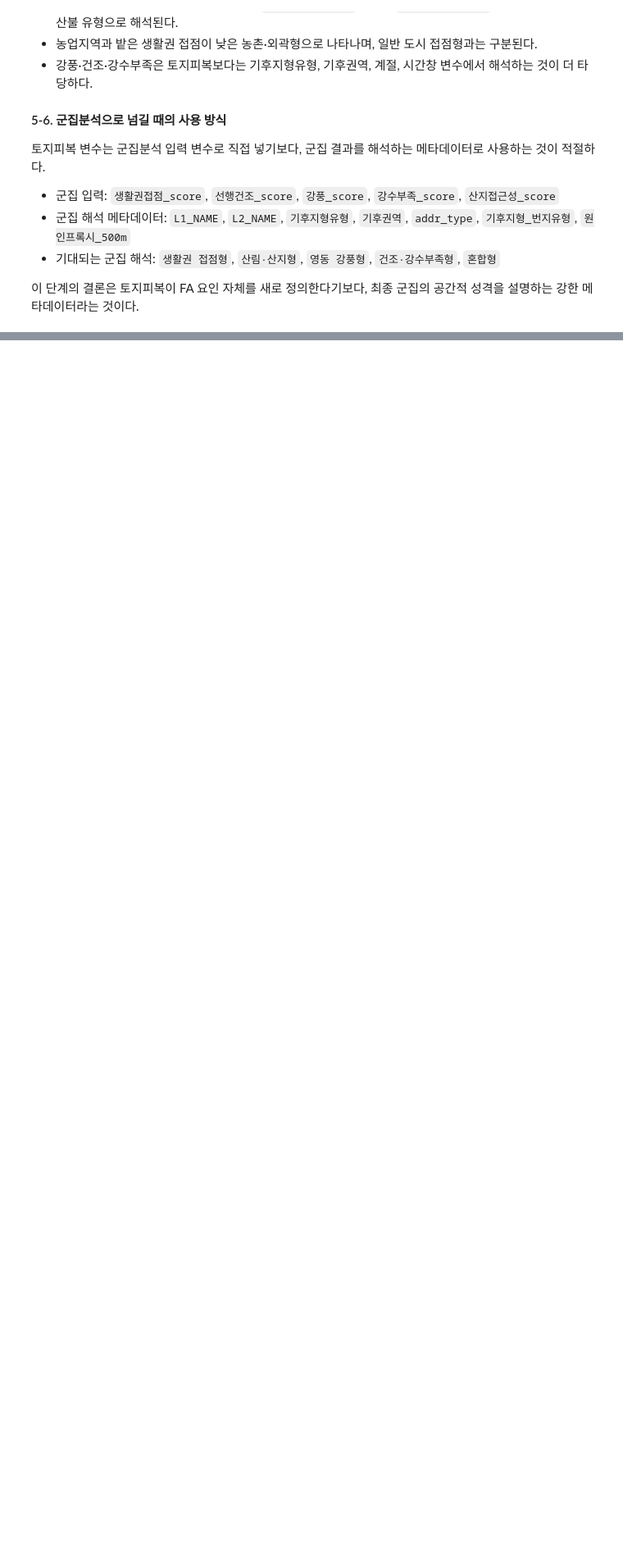
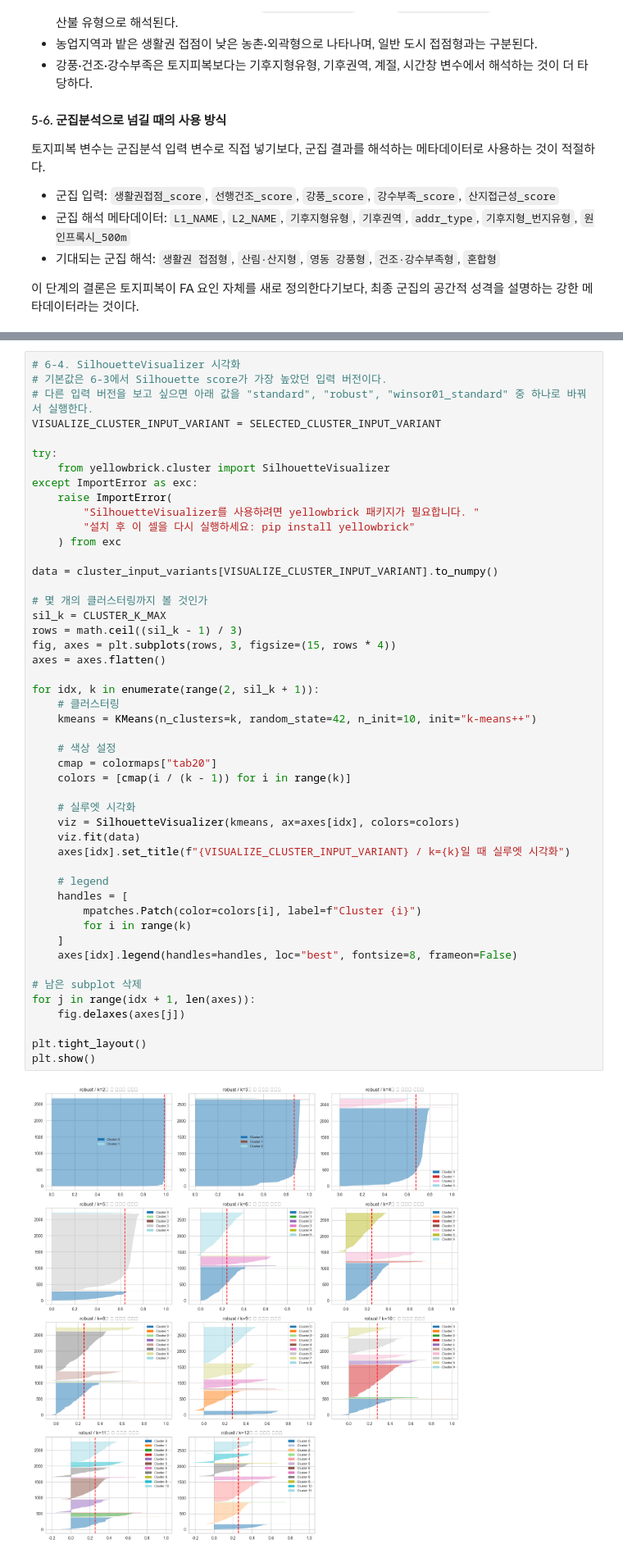
Before and after one commit to Max-JI64/farm-system-public-02, a Jupyter notebook: jsw/Analysis/2026-06-08_FA.ipynb, the cells around one changed output, grey strips where cells are left out. Shown at 82% size. Drawn from its saved outputs; the diff is of its cells as text; blank space fills up the shorter version.

```diff
--- a/jsw/Analysis/2026-06-08_FA.ipynb
+++ b/jsw/Analysis/2026-06-08_FA.ipynb
@@ -4460,0 +4775,50 @@ L1 수준에서는 `생활권접점_score` 하나만으로도 `시가화건조
+# %%
+# 6-4. SilhouetteVisualizer 시각화
+# 기본값은 6-3에서 Silhouette score가 가장 높았던 입력 버전이다.
+# 다른 입력 버전을 보고 싶으면 아래 값을 "standard", "robust", "winsor01_standard" 중 하나로 바꿔서 실행한다.
+VISUALIZE_CLUSTER_INPUT_VARIANT = SELECTED_CLUSTER_INPUT_VARIANT
+
+try:
+    from yellowbrick.cluster import SilhouetteVisualizer
+except ImportError as exc:
+    raise ImportError(
+        "SilhouetteVisualizer를 사용하려면 yellowbrick 패키지가 필요합니다. "
+        "설치 후 이 셀을 다시 실행하세요: pip install yellowbrick"
+    ) from exc
+
+data = cluster_input_variants[VISUALIZE_CLUSTER_INPUT_VARIANT].to_numpy()
+
+# 몇 개의 클러스터링까지 볼 것인가
+sil_k = CLUSTER_K_MAX
+rows = math.ceil((sil_k - 1) / 3)
+fig, axes = plt.subplots(rows, 3, figsize=(15, rows * 4))
+axes = axes.flatten()
+
+for idx, k in enumerate(range(2, sil_k + 1)):
+    # 클러스터링
+    kmeans = KMeans(n_clusters=k, random_state=42, n_init=10, init="k-means++")
+
+    # 색상 설정
+    cmap = colormaps["tab20"]
+    colors = [cmap(i / (k - 1)) for i in range(k)]
+
+    # 실루엣 시각화
+    viz = SilhouetteVisualizer(kmeans, ax=axes[idx], colors=colors)
+    viz.fit(data)
+    axes[idx].set_title(f"{VISUALIZE_CLUSTER_INPUT_VARIANT} / k={k}일 때 실루엣 시각화")
+
+    # legend
+    handles = [
+        mpatches.Patch(color=colors[i], label=f"Cluster {i}")
+        for i in range(k)
+    ]
+    axes[idx].legend(handles=handles, loc="best", fontsize=8, frameon=False)
+
+# 남은 subplot 삭제
+for j in range(idx + 1, len(axes)):
+    fig.delaxes(axes[j])
+
+plt.tight_layout()
+plt.show()
+# %% [output]
+[figure, added]
```
Also changed, not shown: parts of 13 cells of this notebook, 1 other file.
